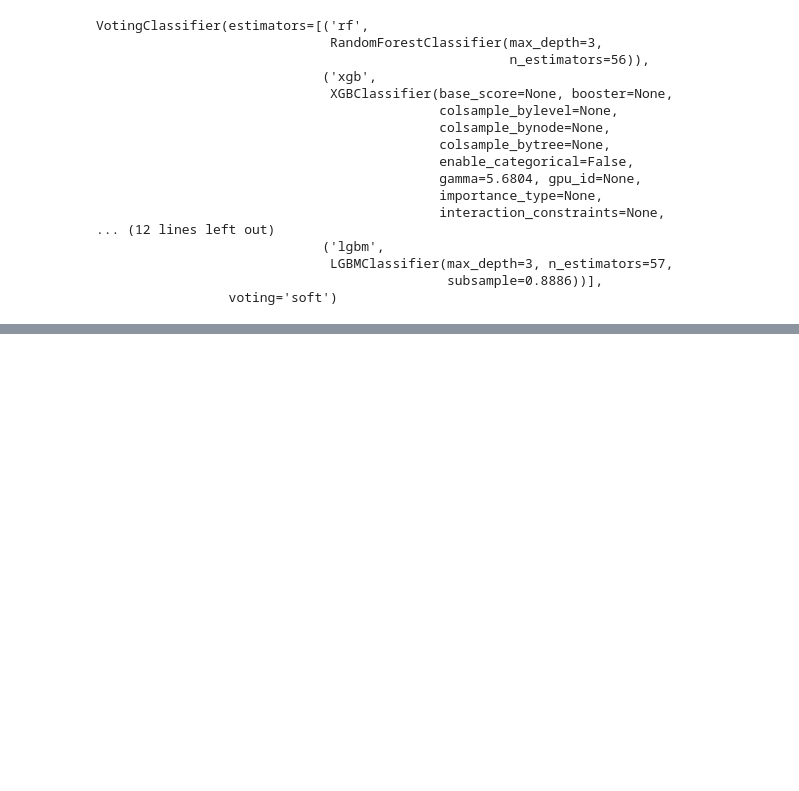
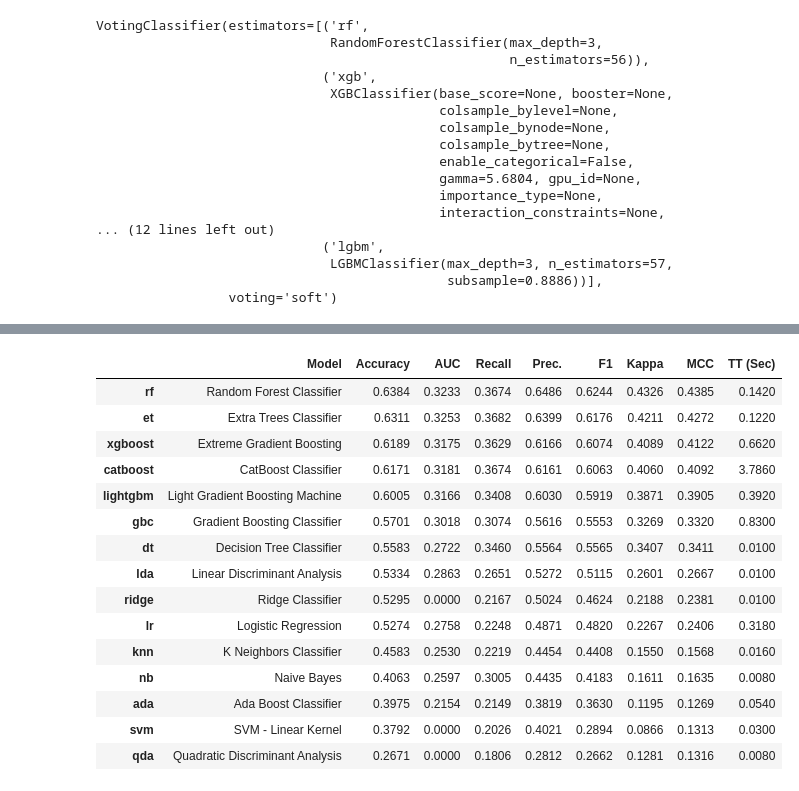
Before and after one commit to SubinKim22/project, a Jupyter notebook: wine_team_project.ipynb, the cells around one changed output, grey strips where cells are left out. Cells and saved outputs as stored; diff of their text form; code cells hidden in the pictures; blank space fills up the shorter version.

```diff
--- a/wine_team_project.ipynb
+++ b/wine_team_project.ipynb
@@ -812,0 +870,19 @@ submission.to_csv('submission.csv',index=False)
+# %%
+top2 = compare_models(sort='Accuracy', n_select=5, fold = 5)
+# %% [output]
+|  | Model | Accuracy | AUC | Recall | Prec. | F1 | Kappa | MCC | TT (Sec) |
+| rf | Random Forest Classifier | 0.6384 | 0.3233 | 0.3674 | 0.6486 | 0.6244 | 0.4326 | 0.4385 | 0.1420 |
+| et | Extra Trees Classifier | 0.6311 | 0.3253 | 0.3682 | 0.6399 | 0.6176 | 0.4211 | 0.4272 | 0.1220 |
+| xgboost | Extreme Gradient Boosting | 0.6189 | 0.3175 | 0.3629 | 0.6166 | 0.6074 | 0.4089 | 0.4122 | 0.6620 |
+| catboost | CatBoost Classifier | 0.6171 | 0.3181 | 0.3674 | 0.6161 | 0.6063 | 0.4060 | 0.4092 | 3.7860 |
+| lightgbm | Light Gradient Boosting Machine | 0.6005 | 0.3166 | 0.3408 | 0.6030 | 0.5919 | 0.3871 | 0.3905 | 0.3920 |
+| gbc | Gradient Boosting Classifier | 0.5701 | 0.3018 | 0.3074 | 0.5616 | 0.5553 | 0.3269 | 0.3320 | 0.8300 |
+| dt | Decision Tree Classifier | 0.5583 | 0.2722 | 0.3460 | 0.5564 | 0.5565 | 0.3407 | 0.3411 | 0.0100 |
+| lda | Linear Discriminant Analysis | 0.5334 | 0.2863 | 0.2651 | 0.5272 | 0.5115 | 0.2601 | 0.2667 | 0.0100 |
+| ridge | Ridge Classifier | 0.5295 | 0.0000 | 0.2167 | 0.5024 | 0.4624 | 0.2188 | 0.2381 | 0.0100 |
+| lr | Logistic Regression | 0.5274 | 0.2758 | 0.2248 | 0.4871 | 0.4820 | 0.2267 | 0.2406 | 0.3180 |
+| knn | K Neighbors Classifier | 0.4583 | 0.2530 | 0.2219 | 0.4454 | 0.4408 | 0.1550 | 0.1568 | 0.0160 |
+| nb | Naive Bayes | 0.4063 | 0.2597 | 0.3005 | 0.4435 | 0.4183 | 0.1611 | 0.1635 | 0.0080 |
+| ada | Ada Boost Classifier | 0.3975 | 0.2154 | 0.2149 | 0.3819 | 0.3630 | 0.1195 | 0.1269 | 0.0540 |
+| svm | SVM - Linear Kernel | 0.3792 | 0.0000 | 0.2026 | 0.4021 | 0.2894 | 0.0866 | 0.1313 | 0.0300 |
+| qda | Quadratic Discriminant Analysis | 0.2671 | 0.0000 | 0.1806 | 0.2812 | 0.2662 | 0.1281 | 0.1316 | 0.0080 |
```
Also changed, not shown: parts of 14 cells of this notebook.
